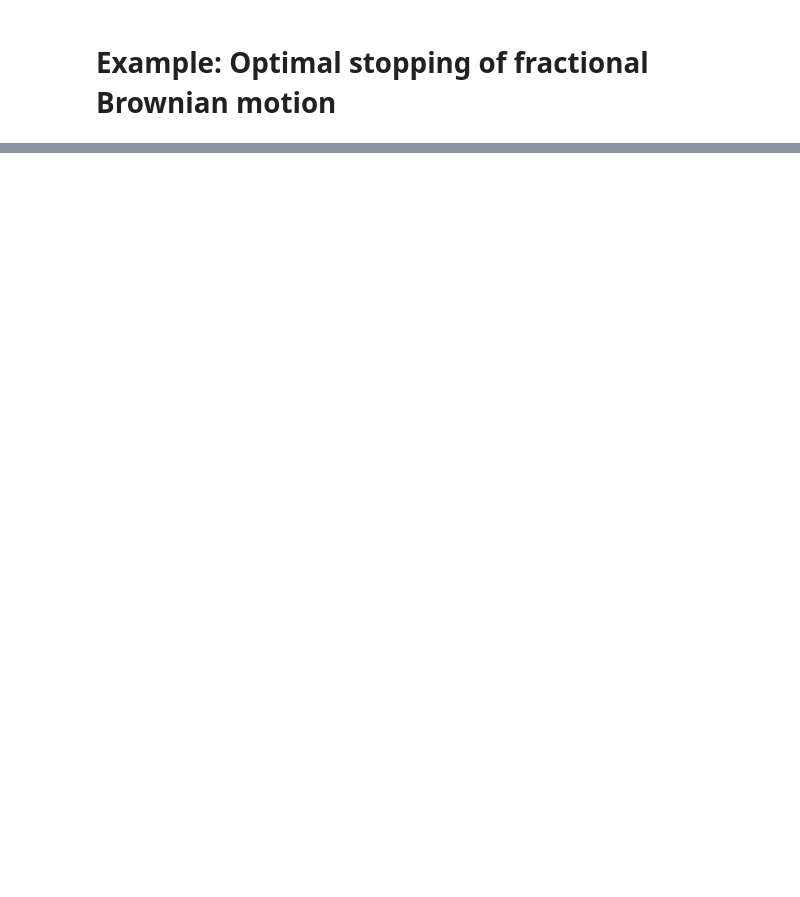
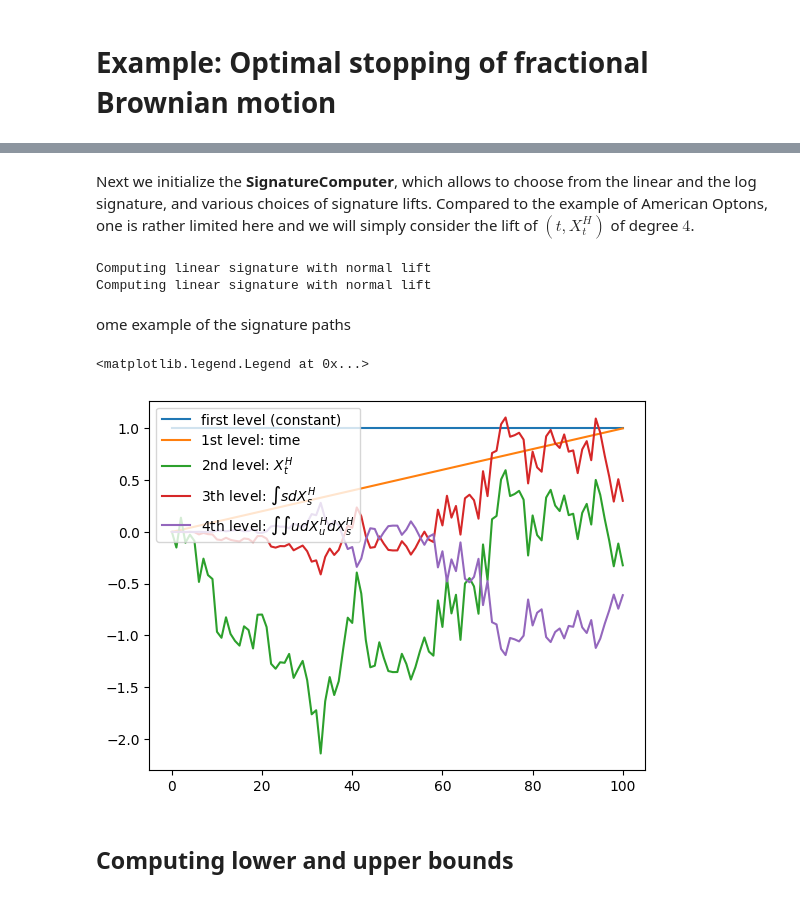
Before and after one commit to lucapelizzari/Optimal_Stopping_with_signatures, a Jupyter notebook: Notebooks/Example_Optimal_Stopping_FBM.ipynb, the cells around one changed output, grey strips where cells are left out. Cells and saved outputs as stored; diff of their text form; code cells hidden in the pictures; blank space fills up the shorter version.

```diff
--- a/Notebooks/Example_Optimal_Stopping_FBM.ipynb
+++ b/Notebooks/Example_Optimal_Stopping_FBM.ipynb
@@ -158,0 +22,16 @@ plt.legend()
+# %%
+import numpy as np
+N1 = 10 #number of stopping dates
+N = 100 #discretization-grid for computing the siganture (that is iterated integrals)
+h = 0.3 #Hurst Parameter
+T = 1 #Final time
+M = 50000 #number of samples for training
+M2 = 50000 #number of samples for testing
+# %%
+F_training,dfBm_training,dW_training = FBM(N,M,h,method='cholesky').fbm()
+dW_training = dW_training.transpose()
+F_training = F_training.transpose()
+
+F_testing,dfBm_testing,dW_testing = FBM(N,M,h,method='cholesky').fbm()
+F_testing = F_testing.transpose()
+dW_testing = dW_testing.transpose()
@@ -158,0 +51,30 @@ plt.legend()
+# %% [markdown]
+Next we initialize the **SignatureComputer**, which allows to choose from the linear and the log signature, and various choices of signature lifts. Compared to the example of American Optons, one is rather limited here and we will simply consider the lift of $(t,X_t^H)$ of degree $4$.
+# %%
+sig_computer = SignatureComputer(T, N, 4, "linear", signature_lift="normal", poly_degree=0)
+# %%
+#Compute the signature for training and test data
+tt = np.linspace(0,T,N+1)
+A_training = np.zeros((M, N+1)) #time-augmentation
+A_testing = np.zeros((M2, N+1))
+A_training[:, 1:] = A_testing[:, 1:] = tt[1:]
+signatures_training = sig_computer.compute_signature(F_training, F_training, A_training, F_training)
+signatures_testing = sig_computer.compute_signature(F_testing, F_testing, A_testing, F_testing)
+# %% [output]
+Computing linear signature with normal lift
+Computing linear signature with normal lift
+# %% [markdown]
+ome example of the signature paths
+# %%
+import matplotlib.pyplot as plt
+plt.plot(signatures_training[0,:,0],label = 'first level (constant)')
+plt.plot(signatures_training[0,:,1],label = '1st level: time ')
+plt.plot(signatures_training[0,:,2],label = '2nd level: $X_t^H$')
+plt.plot(signatures_training[0,:,4],label = '3th level: $\int sdX^H_s $')
+plt.plot(signatures_training[0,:,12],label = '4th level: $\int \int udX^H_u dX^H_s $')
+plt.legend(loc='upper left')
+# %% [output]
+<matplotlib.legend.Legend at 0x...>
+[figure, added]
+# %% [markdown]
+## Computing lower and upper bounds
```
Also changed, not shown: parts of 71 cells of this notebook, 1 other file.
